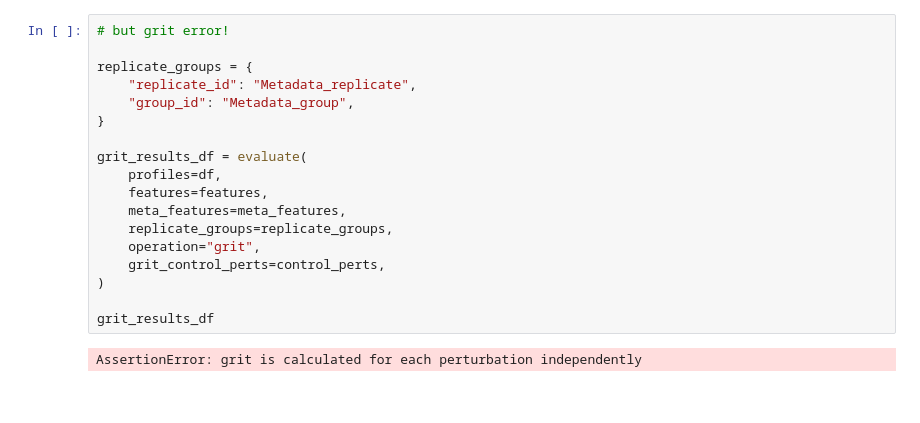
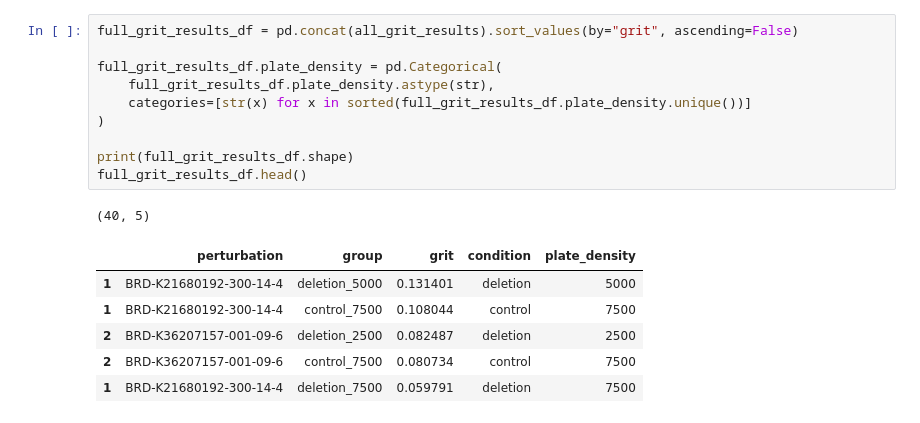
Before and after one commit to broadinstitute/NeuroPainting, a Jupyter notebook: 1.main-run-workflows/grit.ipynb, the cells around one changed output. Saved outputs shown, nothing was run; the diff lists cells and outputs as text.

```diff
--- a/1.main-run-workflows/grit.ipynb
+++ b/1.main-run-workflows/grit.ipynb
@@ -89,20 +57,18 @@ df[['Metadata_replicate', 'Metadata_group']].groupby(['Metadata_group', 'Metadat
-# %%
-# but grit error!
-
-replicate_groups = {
-    "replicate_id": "Metadata_replicate",
-    "group_id": "Metadata_group",
-}
-
-grit_results_df = evaluate(
-    profiles=df,
-    features=features,
-    meta_features=meta_features,
-    replicate_groups=replicate_groups,
-    operation="grit",
-    grit_control_perts=control_perts,
-)
-
-grit_results_df
-# %% [output]
-AssertionError: grit is calculated for each perturbation independently
+# %%
+full_grit_results_df = pd.concat(all_grit_results).sort_values(by="grit", ascending=False)
+
+full_grit_results_df.plate_density = pd.Categorical(
+    full_grit_results_df.plate_density.astype(str),
+    categories=[str(x) for x in sorted(full_grit_results_df.plate_density.unique())]
+)
+
+print(full_grit_results_df.shape)
+full_grit_results_df.head()
+# %% [output]
+(40, 5)
+|  | perturbation | group | grit | condition | plate_density |
+| 1 | BRD-K21680192-300-14-4 | deletion_5000 | 0.131401 | deletion | 5000 |
+| 1 | BRD-K21680192-300-14-4 | control_7500 | 0.108044 | control | 7500 |
+| 2 | BRD-K36207157-001-09-6 | deletion_2500 | 0.082487 | deletion | 2500 |
+| 2 | BRD-K36207157-001-09-6 | control_7500 | 0.080734 | control | 7500 |
+| 1 | BRD-K21680192-300-14-4 | deletion_7500 | 0.059791 | deletion | 7500 |
```
Also changed, not shown: parts of 7 cells of this notebook.
